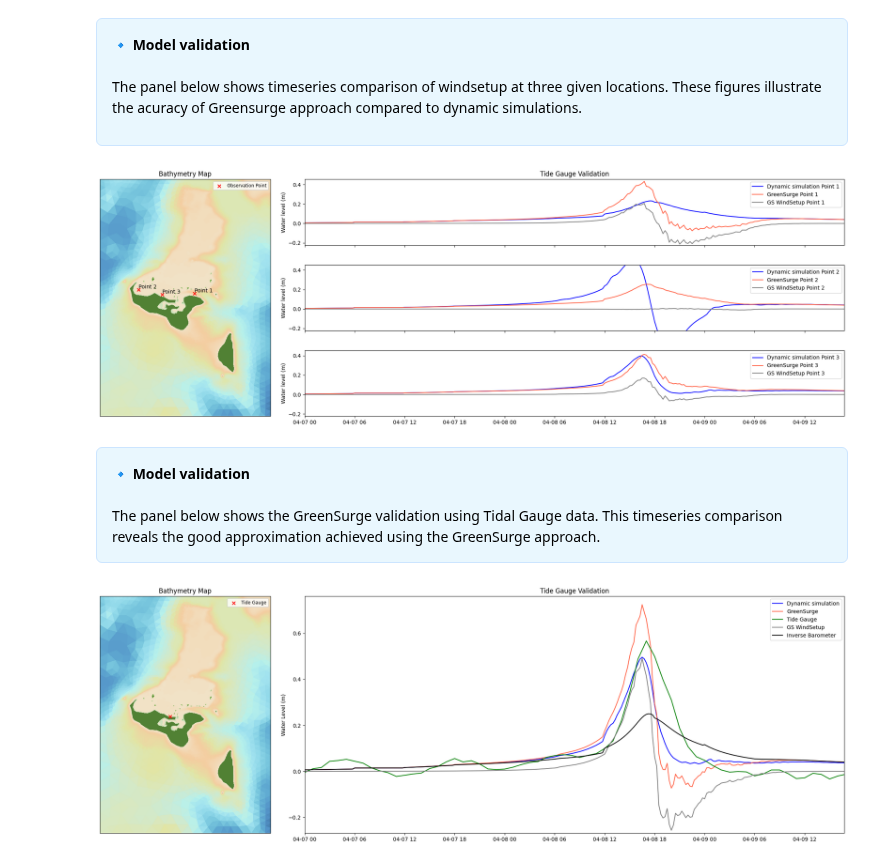
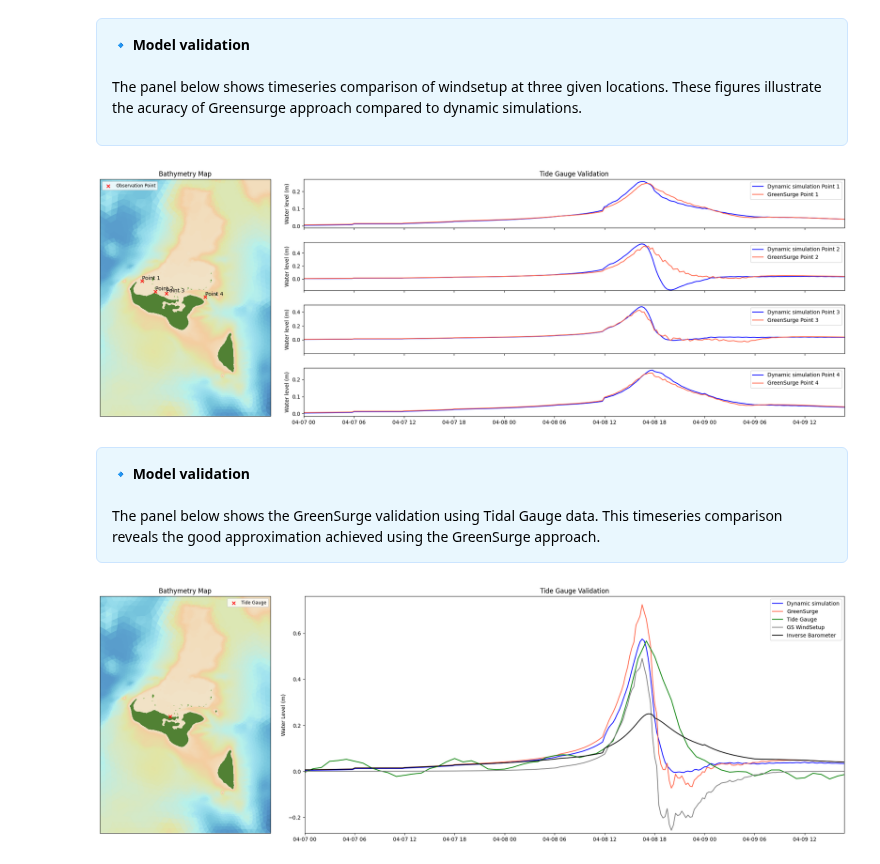
Before and after one commit to JenMontano/BlueMath, a Jupyter notebook: methods/hybrid_downscaling/additive/GreenSurge/05_Validation.ipynb, the cells around one changed output. Drawn from its saved outputs; the diff is of its cells as text; code cells hidden in the pictures.

Commit message:
[EJP] Greensurge Tonda validation update

```diff
--- a/methods/hybrid_downscaling/additive/GreenSurge/05_Validation.ipynb
+++ b/methods/hybrid_downscaling/additive/GreenSurge/05_Validation.ipynb
@@ -77,6 +77,10 @@ xds_vortex_GS = xr.open_dataset(
 )
 
 ds_WL_GS_IB = pressure_to_IB(xds_presure = xds_vortex_GS)
+
+ds_WL_dynamic_WindSetUp_UVP = xr.open_dataset(
+    "inputs/GreenSurge_GFDcase_UVP_map.nc"
+)
 # %% [markdown]
 <div style="border: 1px solid #cce5ff; background-color: #e9f7fe; padding: 15px; border-radius: 6px; font-family: sans-serif;">
   <strong>🔹 Storm Surge</strong><br><br>
@@ -96,16 +100,16 @@ ds_WL_GS_IB = pressure_to_IB(xds_presure = xds_vortex_GS)
 # %%
 from bluemath_tk.additive.greensurge import plot_GS_validation_timeseries
 
 plot_GS_validation_timeseries(
     ds_WL_GS_WindSetUp = xds_GS_wind,
     ds_WL_GS_IB = ds_WL_GS_IB,
-    ds_WL_dynamic_WindSetUp = ds_WL_dynamic_WindSetUp,
+    ds_WL_dynamic_WindSetUp = ds_WL_dynamic_WindSetUp_UVP,
     ds_GFD_info = ds_GFD_info,
-    lon_obs = [-175.075, -175.316, -175.214],
-    lat_obs = [-21.115, -21.098, -21.119],
+    lon_obs = [-175.30200513384034, -175.24317880217367, -175.1955377589225, -175.02734416274885],
+    lat_obs = [-21.059426057898943, -21.105824291326165, -21.11369542021114, -21.129023408039775],
 )
 # %% [output]
-[figure, old version]
+[figure, new version]
 # %% [markdown]
 <div style="border: 1px solid #cce5ff; background-color: #e9f7fe; padding: 15px; border-radius: 6px; font-family: sans-serif;">
   <strong>🔹 Model validation</strong><br><br>
@@ -122,9 +126,9 @@ tide_gauge = xr.open_dataset(
 plot_GS_TG_validation_timeseries(
     ds_WL_GS_WindSetUp = xds_GS_wind,
     ds_WL_GS_IB = ds_WL_GS_IB,
-    ds_WL_dynamic_WindSetUp = ds_WL_dynamic_WindSetUp,
+    ds_WL_dynamic_WindSetUp = ds_WL_dynamic_WindSetUp_UVP,
     tide_gauge = tide_gauge,
     ds_GFD_info = ds_GFD_info,
 )
 # %% [output]
-[figure, old version]
+[figure, new version]
```
Also changed, not shown: parts of 3 cells of this notebook.
